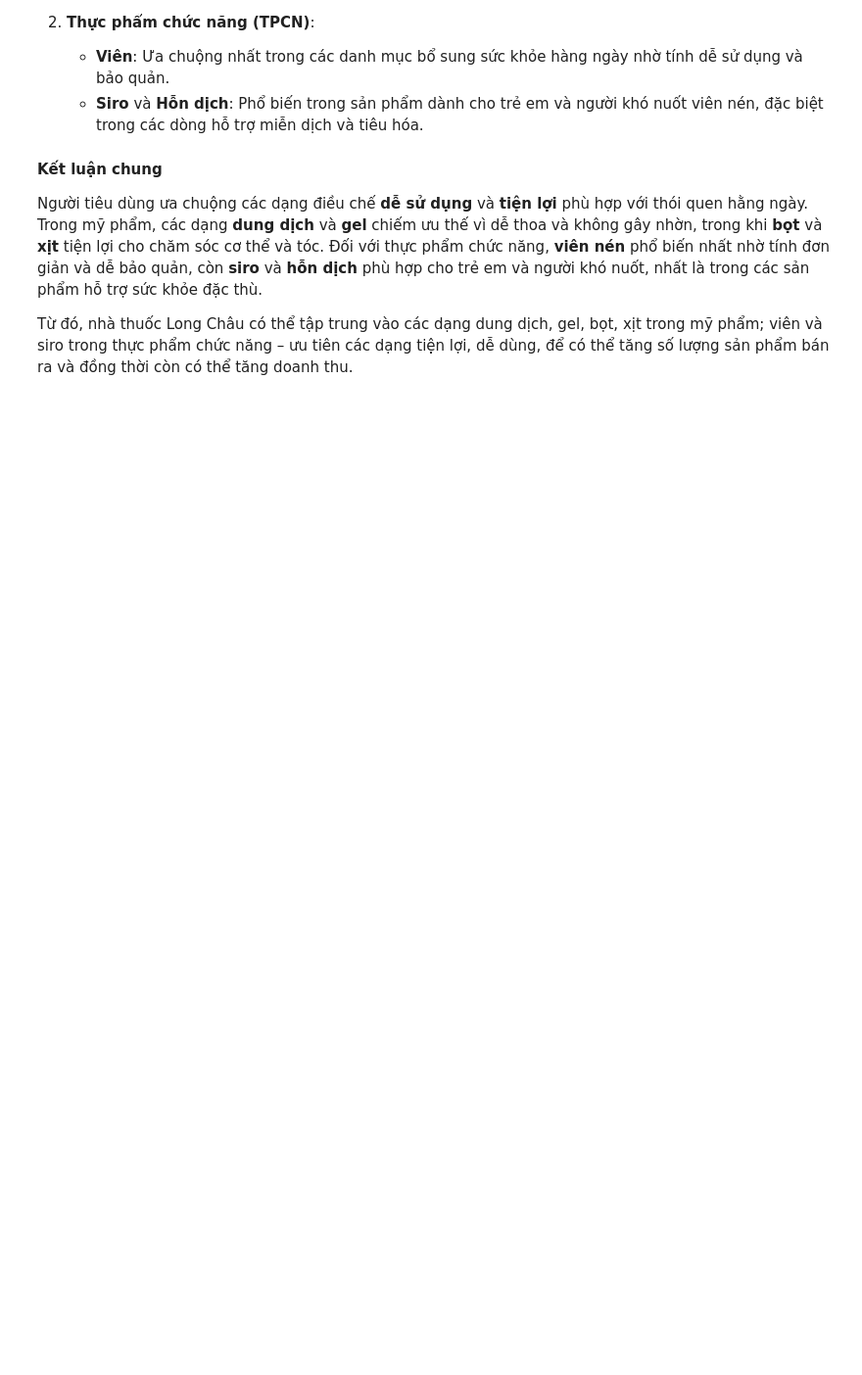
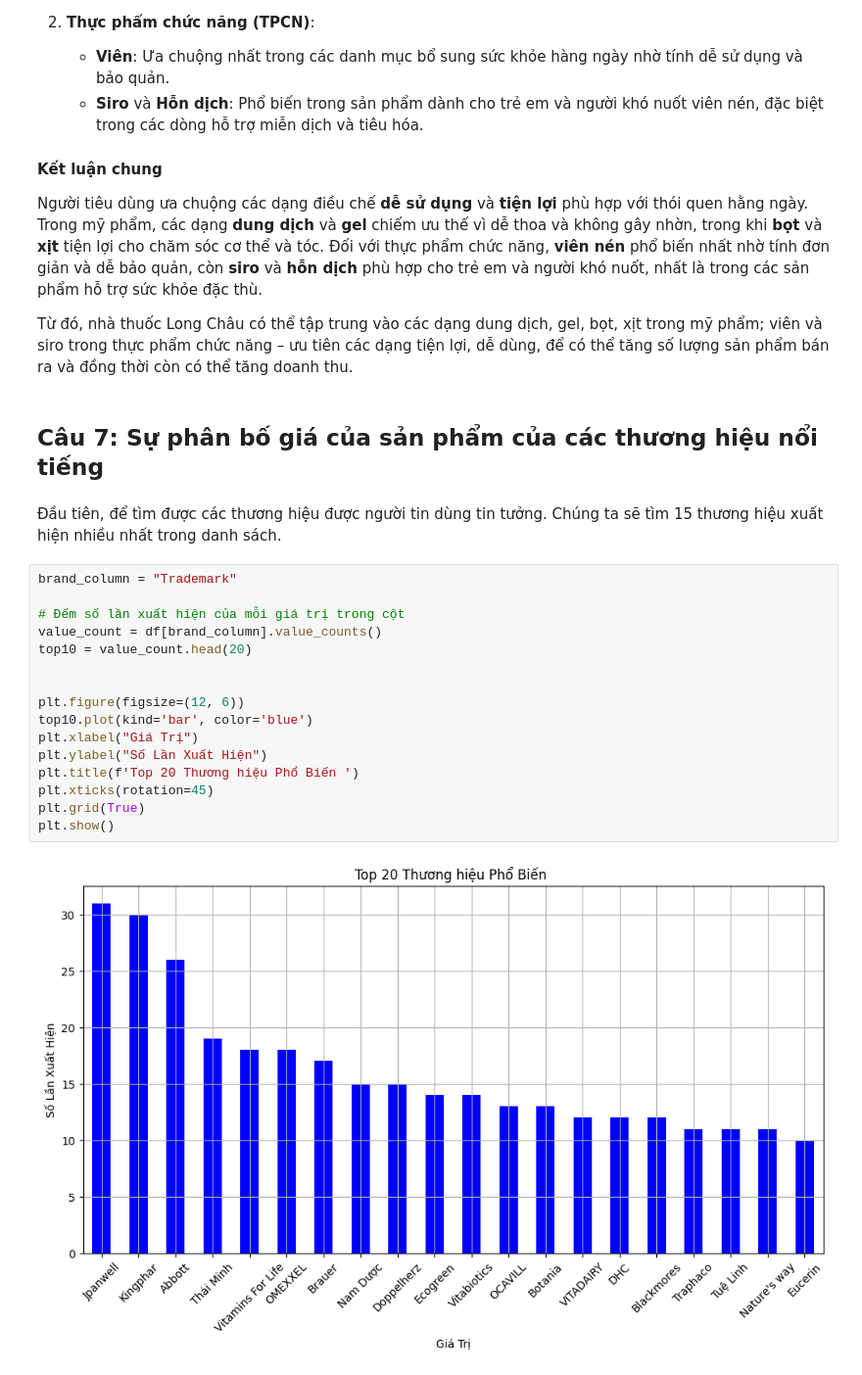
Before and after one commit to LLH-07/Introduction-to-Data-Science-22KHDL1, a Jupyter notebook: Visulaization.ipynb, the cells around one changed output. Shown at 98% size. Drawn from its saved outputs; the diff is of its cells as text; blank space fills up the shorter version.

```diff
--- a/Visulaization.ipynb
+++ b/Visulaization.ipynb
@@ -686,3 +686,25 @@ visualize_general_function_distribution(df_tpcn)
 Người tiêu dùng ưa chuộng các dạng điều chế **dễ sử dụng** và **tiện lợi** phù hợp với thói quen hằng ngày. Trong mỹ phẩm, các dạng **dung dịch** và **gel** chiếm ưu thế vì dễ thoa và không gây nhờn, trong khi **bọt** và **xịt** tiện lợi cho chăm sóc cơ thể và tóc. Đối với thực phẩm chức năng, **viên nén** phổ biến nhất nhờ tính đơn giản và dễ bảo quản, còn **siro** và **hỗn dịch** phù hợp cho trẻ em và người khó nuốt, nhất là trong các sản phẩm hỗ trợ sức khỏe đặc thù.
 
 Từ đó, nhà thuốc Long Châu có thể tập trung vào các dạng dung dịch, gel, bọt, xịt trong mỹ phẩm; viên và siro trong thực phẩm chức năng – ưu tiên các dạng tiện lợi, dễ dùng, để có thể tăng số lượng sản phẩm bán ra và đồng thời còn có thể tăng doanh thu.
+# %% [markdown]
+## Câu 7: Sự phân bố giá của sản phẩm của các thương hiệu nổi tiếng
+# %% [markdown]
+Đầu tiên, để tìm được các thương hiệu được người tin dùng tin tưởng. Chúng ta sẽ tìm 15 thương hiệu xuất hiện nhiều nhất trong danh sách.
+# %%
+brand_column = "Trademark"
+
+# Đếm số lần xuất hiện của mỗi giá trị trong cột
+value_count = df[brand_column].value_counts()
+top10 = value_count.head(20)
+
+
+plt.figure(figsize=(12, 6))
+top10.plot(kind='bar', color='blue')
+plt.xlabel("Giá Trị")
+plt.ylabel("Số Lần Xuất Hiện")
+plt.title(f'Top 20 Thương hiệu Phổ Biến ')
+plt.xticks(rotation=45)
+plt.grid(True)
+plt.show()
+# %% [output]
+[figure, added]
```
Also changed, not shown: parts of 2 cells of this notebook.
